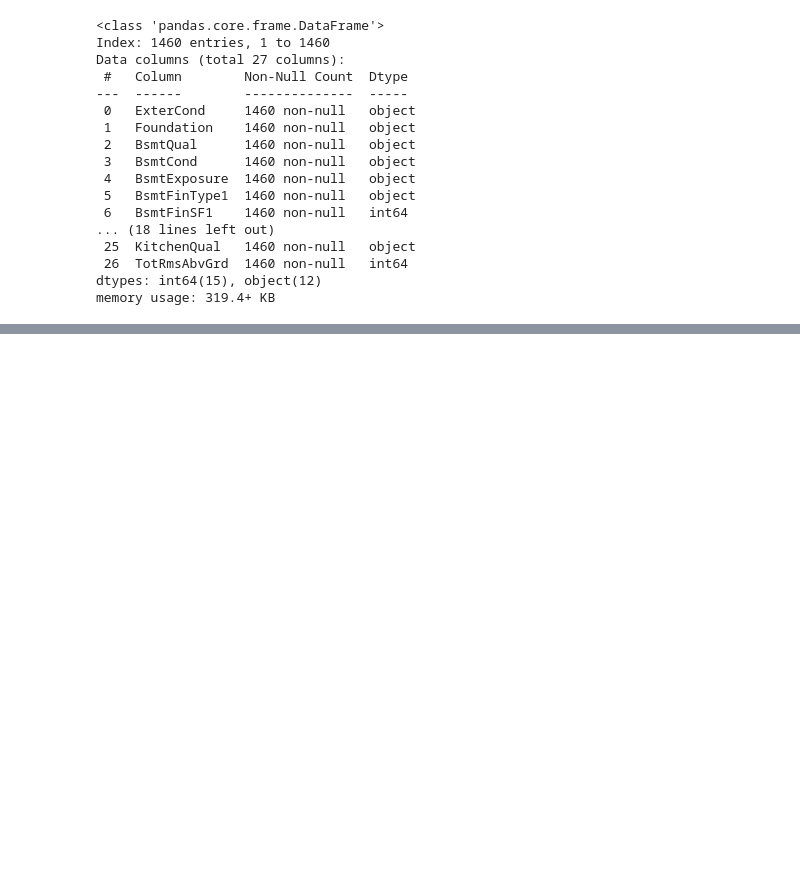
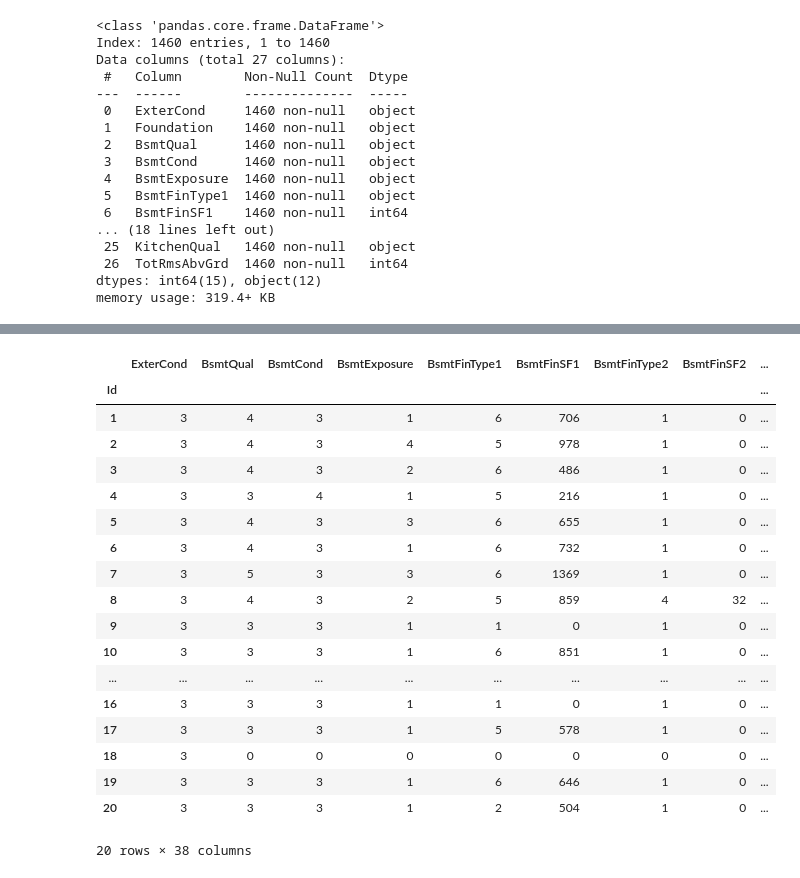
Before and after one commit to AaronMartin78/Kaggle-Competition-Housing-Prices-I, a Jupyter notebook: Data_Inspection_Vars_28_54.ipynb, the cells around one changed output, grey strips where cells are left out. Drawn from its saved outputs; the diff is of its cells as text; code cells hidden in the pictures; blank space fills up the shorter version.

Commit message:
Updated data inspection notebook with changes to variables 28-54

```diff
--- a/Data_Inspection_Vars_28_54.ipynb
+++ b/Data_Inspection_Vars_28_54.ipynb
@@ -271,0 +290,2 @@ memory usage: 319.4+ KB
+# %%
+df_num = df_selected
@@ -271,0 +299,14 @@ memory usage: 319.4+ KB
+# %%
+# First, encode all of the Categorical Variables where order doesn't matter
+
+df_num = pd.get_dummies(df_num, columns=['Foundation', 'Heating', 'Electrical'], drop_first=True)
+print(df_num.info())
+print(df_num.shape)
+print(df_num.index)
+
+# To Avoid Multicollinearity
+# Foundation dropped BrkTil (brick and Tile)
+# Heating dropped Floor (Floor Furnace)
+# Electrical dropped FuseA	(Fuse Box over 60 AMP and all Romex wiring (Average))
+
+## I tried using the OneHotEncoder but it was inserting extra rows into the DF, so I used get_dummies() instead
@@ -311,0 +689,22 @@ See the caveats in the documentation: https://pandas.pydata.org/pandas-docs/stab
+# %%
+# Central Air (Central air conditioning)
+# Binary variable
+
+print(df_num['CentralAir'].unique())
+print(df_num['CentralAir'].value_counts())
+
+# Map 'Y' to 1 and 'N' to 0
+mapped_column = df_num['CentralAir'].map({'Y': 1, 'N': 0}).astype(bool)
+
+df_num['CentralAir'] = mapped_column
+
+# recheck the values
+print('The Unique values of CentralAir are', df_num['CentralAir'].unique())
+print('Info on this variable is', df_num['CentralAir'].info())
+print('Value Counts for this variable are', df_num['CentralAir'].value_counts())
+
+# Check
+print(df_num.info())
+print("Final unique values:", df_num['CentralAir'].unique())
+print(df_num.shape)
+print(df_num.index)
@@ -311,0 +729,22 @@ See the caveats in the documentation: https://pandas.pydata.org/pandas-docs/stab
+# %%
+display(df_num.head(20))
+# %% [output]
+|  | ExterCond | BsmtQual | BsmtCond | BsmtExposure | BsmtFinType1 | BsmtFinSF1 | BsmtFinType2 | BsmtFinSF2 | ... |
+| Id |  |  |  |  |  |  |  |  | ... |
+| 1 | 3 | 4 | 3 | 1 | 6 | 706 | 1 | 0 | ... |
+| 2 | 3 | 4 | 3 | 4 | 5 | 978 | 1 | 0 | ... |
+| 3 | 3 | 4 | 3 | 2 | 6 | 486 | 1 | 0 | ... |
+| 4 | 3 | 3 | 4 | 1 | 5 | 216 | 1 | 0 | ... |
+| 5 | 3 | 4 | 3 | 3 | 6 | 655 | 1 | 0 | ... |
+| 6 | 3 | 4 | 3 | 1 | 6 | 732 | 1 | 0 | ... |
+| 7 | 3 | 5 | 3 | 3 | 6 | 1369 | 1 | 0 | ... |
+| 8 | 3 | 4 | 3 | 2 | 5 | 859 | 4 | 32 | ... |
+| 9 | 3 | 3 | 3 | 1 | 1 | 0 | 1 | 0 | ... |
+| 10 | 3 | 3 | 3 | 1 | 6 | 851 | 1 | 0 | ... |
+| ... | ... | ... | ... | ... | ... | ... | ... | ... | ... |
+| 16 | 3 | 3 | 3 | 1 | 1 | 0 | 1 | 0 | ... |
+| 17 | 3 | 3 | 3 | 1 | 5 | 578 | 1 | 0 | ... |
+| 18 | 3 | 0 | 0 | 0 | 0 | 0 | 0 | 0 | ... |
+| 19 | 3 | 3 | 3 | 1 | 6 | 646 | 1 | 0 | ... |
+| 20 | 3 | 3 | 3 | 1 | 2 | 504 | 1 | 0 | ... |
+20 rows × 38 columns
```
Also changed, not shown: parts of 18 cells of this notebook.
